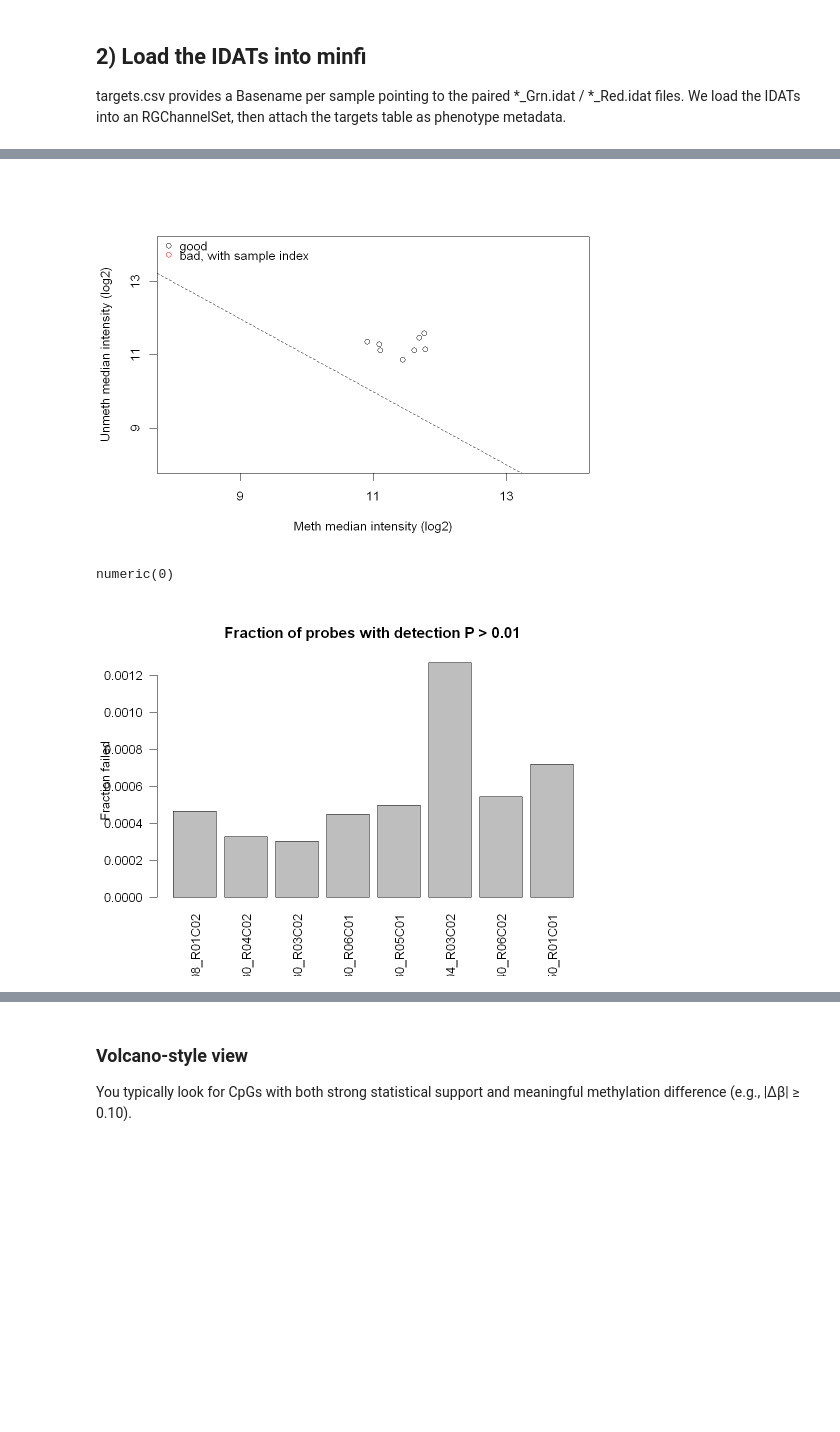
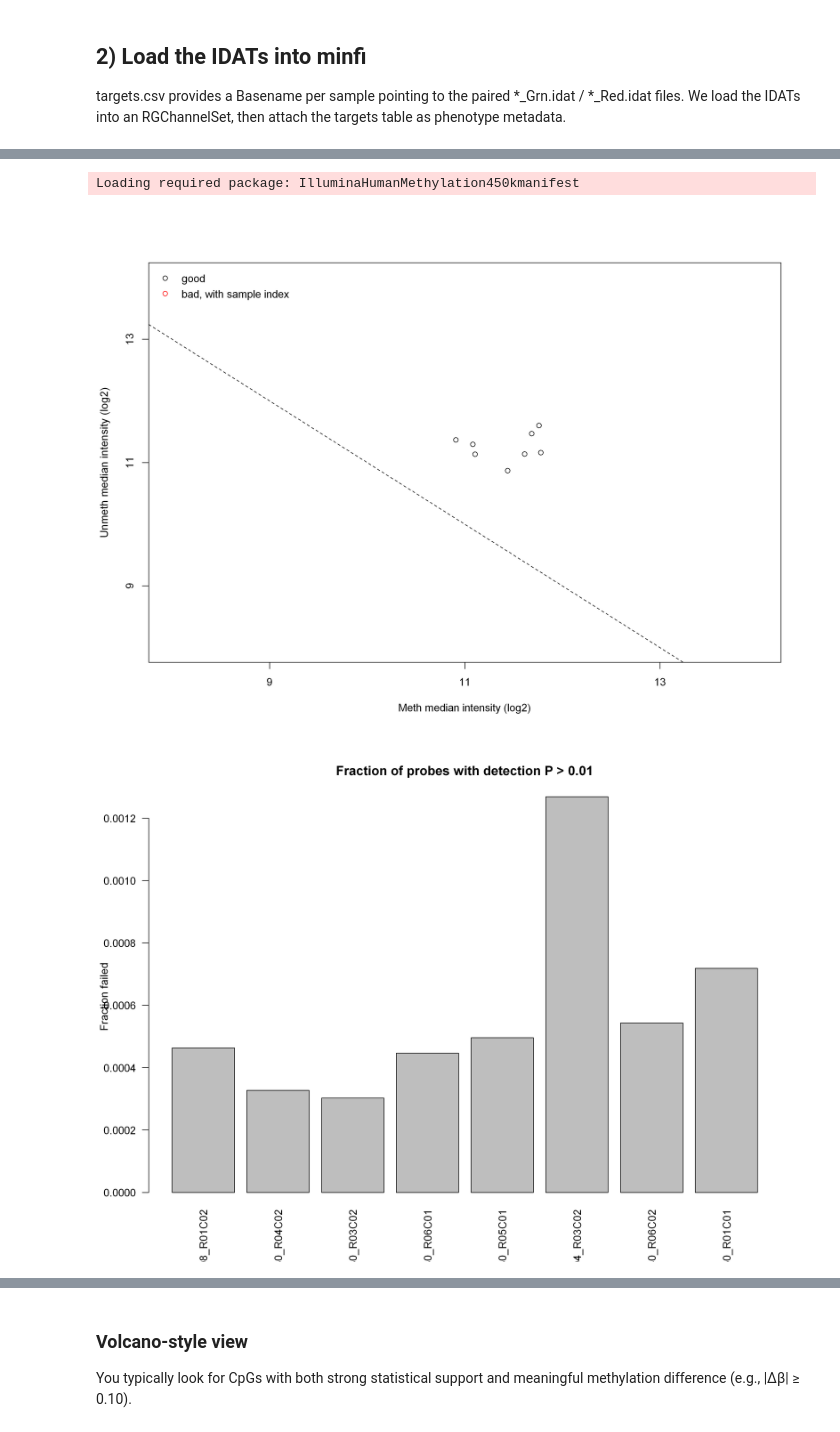
Before and after one commit to meshik/bioinformatics-code-hub, a Jupyter notebook: epigenomics/dna_methylation/r.ipynb, the cells around one changed output, grey strips where cells are left out. Saved outputs shown, nothing was run; the diff lists cells and outputs as text; code cells hidden in the pictures; blank space fills up the shorter version.

```diff
--- a/epigenomics/dna_methylation/r.ipynb
+++ b/epigenomics/dna_methylation/r.ipynb
@@ -41,7 +32,10 @@ We load the IDATs into an RGChannelSet, then attach the targets table as phenoty
 targets <- read.csv(file.path(ds_dir, "targets.csv"), stringsAsFactors = FALSE)
 targets[, c("Sample_Name", "geo_accession", "Sample_Group", "Basename")]
 
-rgSet <- read.metharray.exp(base = ds_dir, targets = targets, extended = TRUE)
+rgSet <- read.metharray.exp(
+    base = file.path(ds_dir, "idats"),
+    targets = targets,
+    extended = TRUE)
 
 # keep stable, human-readable sample names
 colnames(rgSet) <- make.unique(targets$Sample_Name)
@@ -101,21 +82,19 @@ The two most common early checks are:
 # %%
-# Basic QC based on raw intensities
 mSet_raw <- preprocessRaw(rgSet)
-
 qc <- getQC(mSet_raw)
 plotQC(qc)
 
-# Detection p-values (probe-level)
 detP <- detectionP(rgSet)
 
-# Fraction of failed probes per sample (detP > 0.01)
 frac_failed <- colMeans(detP > 0.01, na.rm = TRUE)
-barplot(frac_failed, las = 2, main = "Fraction of probes with detection P > 0.01", ylab = "Fraction failed") +
+barplot(frac_failed, las = 2,
+        main = "Fraction of probes with detection P > 0.01",
+        ylab = "Fraction failed")
 abline(h = 0.01, lty = 2)
 # %% [output]
+Loading required package: IlluminaHumanMethylation450kmanifest
-[figure, old version]
+[figure, new version]
-numeric(0)
-[figure, old version]
+[figure, new version]
 # %% [markdown]
 ## 4) Normalization + quick exploration
 
```
Also changed, not shown: parts of 18 cells of this notebook.
